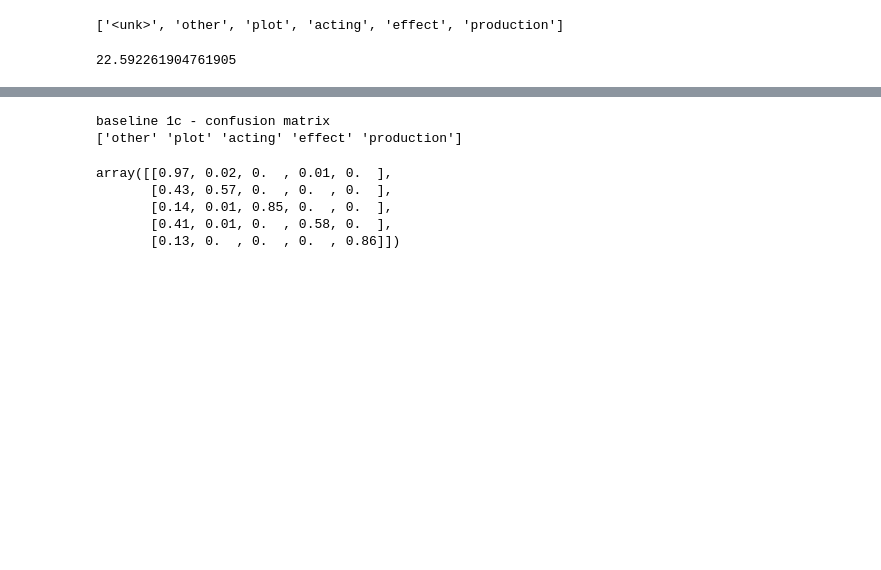
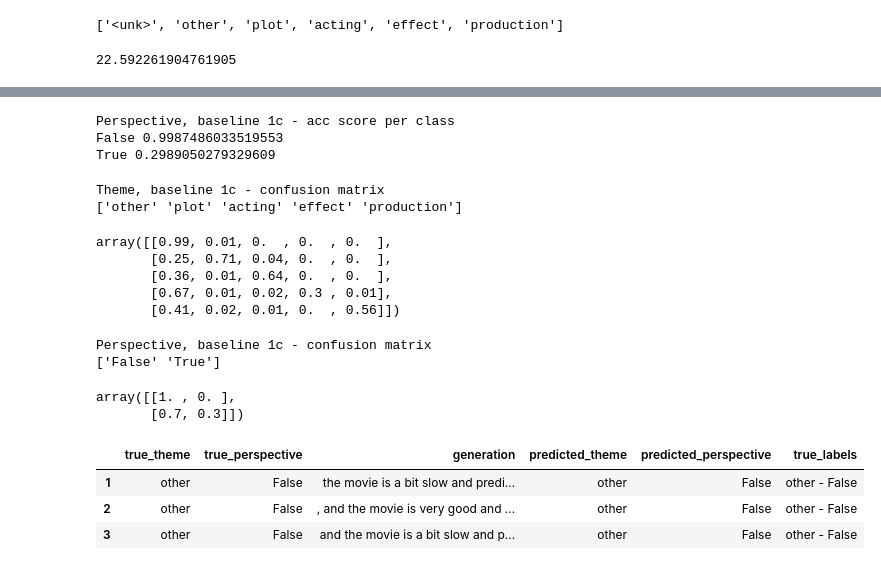
Before and after one commit to bcsaldias/conditional-seqlevel-lm, a Jupyter notebook: 03-baseline-beamsearch-accuracy.ipynb, the cells around one changed output, grey strips where cells are left out. Cells and saved outputs as stored; diff of their text form; code cells hidden in the pictures; blank space fills up the shorter version.

```diff
--- a/03-baseline-beamsearch-accuracy.ipynb
+++ b/03-baseline-beamsearch-accuracy.ipynb
@@ -81,12 +110,17 @@ import numpy as np
 BOS_WORD = '<sos>'
 EOS_WORD = '<eos>'
 # %%
-def generate_next_n_words(self, first_word, label, max_len = 3, # ngram=3
+def generate_next_n_words(self, first_word, labels, max_len = 3, # ngram=3
                             target_vocab = review_text_FIELD, top_k = 10):
     self.eval()
     with torch.no_grad():
 
-        labels = torch.tensor([label]).cuda().long()
+        #labels_0 = batch.theme.cuda().long() - 1
+        #labels_1 = batch.perspective.cuda().long() - 1
+        #labels = (labels_0, labels_1)
+        #labels = torch.tensor([label]).cuda().long()
+        labels = [torch.tensor([label]).cuda().long() for label in labels]
+
         source = torch.tensor([first_word]).unsqueeze(1).cuda().long()
 
         eos_idx = target_vocab.vocab.stoi[EOS_WORD]
@@ -147,6 +181,7 @@ def generate_next_n_words(self, first_word, label, max_len = 3, # ngram=3
 
         prediction_idxs = torch.index_select(prediction_idxs, 0, correct_order)
 
+        labels = [l.item() for l in labels]
         return prediction_idxs, labels
 # %%
 import pandas as pd
@@ -162,12 +201,18 @@ avg_len
 # %%
 results = []
-for lid, label in enumerate(theme_FIELD.vocab.itos[1:]):
-    print(lid, label)
-    for wid, word0 in enumerate(selected_first_words):
-        if wid % 50 == 0 : print('{}/{}'.format(wid, len(selected_first_words)))
-        pred, label = generate_next_n_words(model, word0, lid, max_len=20, top_k=1) #int(avg_len)
-        pred = transtaltion2string(pred[:1])
-        string = ' '.join(pred[0])
-        predicted_class = theme_classifier(string)
-        results.append([theme_FIELD.vocab.itos[label+1], string, predicted_class])
+for label_0 in theme_FIELD.vocab.itos[1:]:
+    for label_1 in perspective_FIELD.vocab.itos[1:]:
+        labels = (theme_FIELD.vocab.stoi[label_0]-1, perspective_FIELD.vocab.stoi[label_1]-1)
+        print(label_0, label_1, labels)
+        for wid, word0 in enumerate(selected_first_words):
+            if wid % 50 == 0 : print('{}/{}'.format(wid, len(selected_first_words)))
+            pred, labels = generate_next_n_words(model, word0, labels, max_len=20, top_k=1) #int(avg_len)
+            pred = transtaltion2string(pred[:1])
+            string = ' '.join(pred[0])
+            predicted_theme = theme_classifier(string)
+            predicted_perspective = personal_classifier(string)
+            results.append([label_0,
+                            label_1,
+                            string, predicted_theme, predicted_perspective])
+        print()
 # %% [output]
@@ -218,2 +285,10 @@ production 0.8647321428571428
+# %%
+print('Perspective, baseline 1c - acc score per class')
+for case in DF.true_perspective.unique():
+    print(case, (DF[DF.true_perspective==case].true_perspective == DF[DF.true_perspective==case].predicted_perspective).mean())
+# %% [output]
+Perspective, baseline 1c - acc score per class
+False 0.9987486033519553
+True 0.2989050279329609
 # %%
 from sklearn.metrics import confusion_matrix
@@ -222,12 +295,30 @@ cm = confusion_matrix(DF.true_label, DF.predicted, labels=DF.true_label.unique()
 # %%
-print('baseline 1c - confusion matrix')
-print(DF.true_label.unique())
-(cm / cm.sum(-1)).round(2)
+cm_theme = confusion_matrix(DF.true_theme, DF.predicted_theme, labels=DF.true_theme.unique())
+print('Theme, baseline 1c - confusion matrix')
+print(DF.true_theme.unique())
+(cm_theme / cm_theme.sum(-1)).round(2)
 # %% [output]
-baseline 1c - confusion matrix
+Theme, baseline 1c - confusion matrix
 ['other' 'plot' 'acting' 'effect' 'production']
-array([[0.97, 0.02, 0.  , 0.01, 0.  ],
-       [0.43, 0.57, 0.  , 0.  , 0.  ],
-       [0.14, 0.01, 0.85, 0.  , 0.  ],
-       [0.41, 0.01, 0.  , 0.58, 0.  ],
-       [0.13, 0.  , 0.  , 0.  , 0.86]])
+array([[0.99, 0.01, 0.  , 0.  , 0.  ],
+       [0.25, 0.71, 0.04, 0.  , 0.  ],
+       [0.36, 0.01, 0.64, 0.  , 0.  ],
+       [0.67, 0.01, 0.02, 0.3 , 0.01],
+       [0.41, 0.02, 0.01, 0.  , 0.56]])
+# %%
+cm_perspective = confusion_matrix(DF.true_perspective, DF.predicted_perspective, labels=DF.true_perspective.unique())
+print('Perspective, baseline 1c - confusion matrix')
+print(DF.true_perspective.unique())
+(cm_perspective / cm_perspective.sum(-1)).round(2)
+# %% [output]
+Perspective, baseline 1c - confusion matrix
+['False' 'True']
+array([[1. , 0. ],
+       [0.7, 0.3]])
+# %%
+DF[:3]
+# %% [output]
+|  | true_theme | true_perspective | generation | predicted_theme | predicted_perspective | true_labels |
+| 1 | other | False | the movie is a bit slow and predi... | other | False | other - False |
+| 2 | other | False | , and the movie is very good and ... | other | False | other - False |
+| 3 | other | False | and the movie is a bit slow and p... | other | False | other - False |
```
Also changed, not shown: parts of 30 cells of this notebook.
